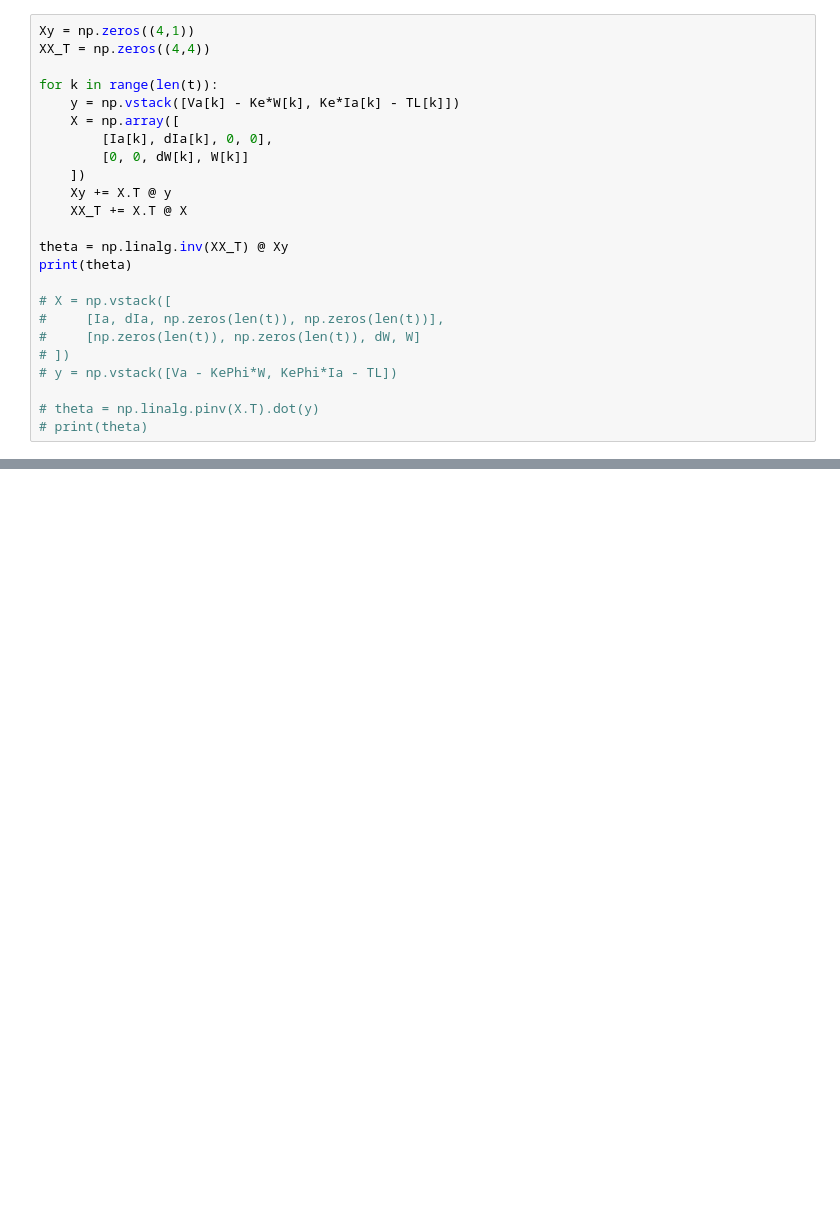
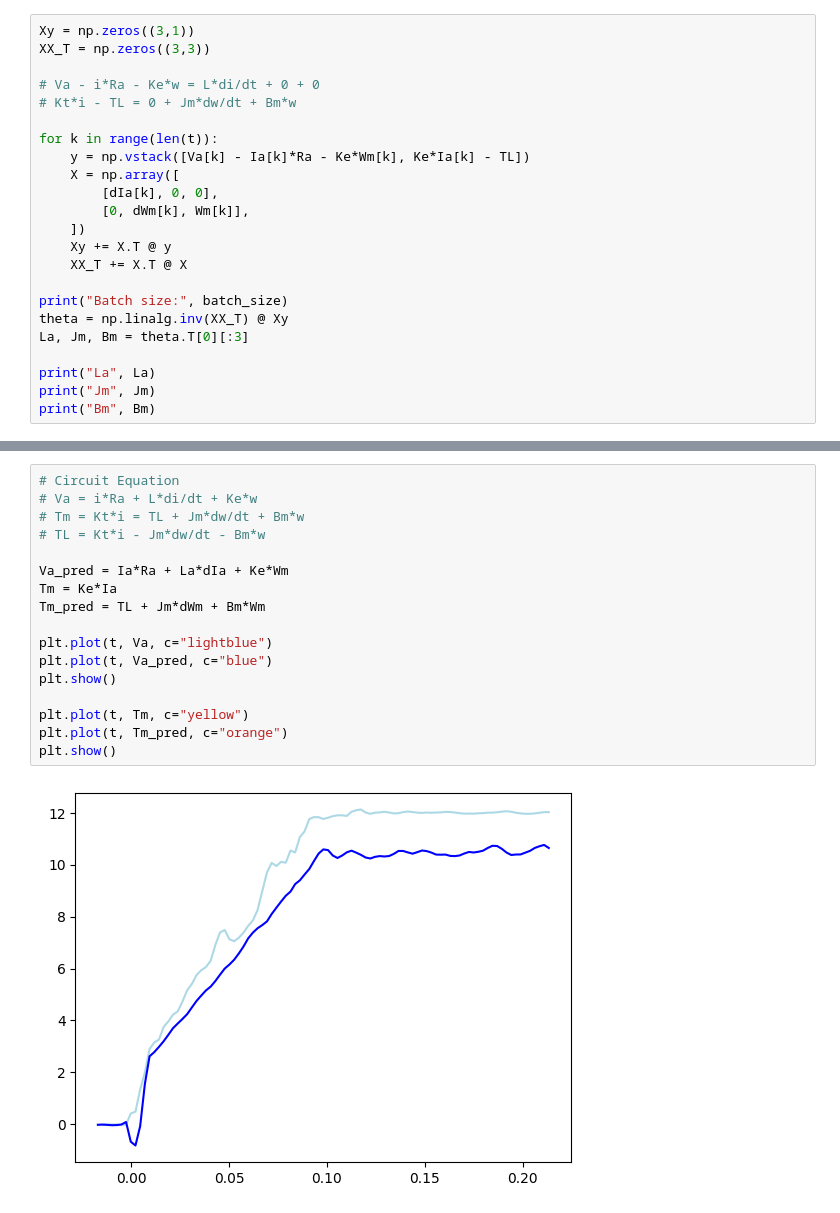
Before and after one commit to sackariaslunman/billy-agv, a Jupyter notebook: simulation/dcmotor_regression.ipynb, the cells around one changed output, grey strips where cells are left out. Drawn from its saved outputs; the diff is of its cells as text; blank space fills up the shorter version.

```diff
--- a/simulation/dcmotor_regression.ipynb
+++ b/simulation/dcmotor_regression.ipynb
@@ -25,25 +150,24 @@ df = pd.DataFrame({"t": t, "W": W, "dw": dW, "Va": Va, "Ia": Ia, "dIa": dIa, "TL
 # %%
-Xy = np.zeros((4,1))
-XX_T = np.zeros((4,4))
+Xy = np.zeros((3,1))
+XX_T = np.zeros((3,3))
+
+# Va - i*Ra - Ke*w = L*di/dt + 0 + 0
+# Kt*i - TL = 0 + Jm*dw/dt + Bm*w
 
 for k in range(len(t)):
-    y = np.vstack([Va[k] - Ke*W[k], Ke*Ia[k] - TL[k]])
+    y = np.vstack([Va[k] - Ia[k]*Ra - Ke*Wm[k], Ke*Ia[k] - TL])
     X = np.array([
-        [Ia[k], dIa[k], 0, 0],
-        [0, 0, dW[k], W[k]]
+        [dIa[k], 0, 0],
+        [0, dWm[k], Wm[k]],
     ])
     Xy += X.T @ y
     XX_T += X.T @ X
 
+print("Batch size:", batch_size)
 theta = np.linalg.inv(XX_T) @ Xy
-print(theta)
+La, Jm, Bm = theta.T[0][:3]
 
-# X = np.vstack([
-#     [Ia, dIa, np.zeros(len(t)), np.zeros(len(t))],
-#     [np.zeros(len(t)), np.zeros(len(t)), dW, W]
-# ])
-# y = np.vstack([Va - KePhi*W, KePhi*Ia - TL])
-
-# theta = np.linalg.pinv(X.T).dot(y)
-# print(theta)
+print("La", La)
+print("Jm", Jm)
+print("Bm", Bm)
 # %% [output]
@@ -53,0 +178,19 @@ print(theta)
+# %%
+# Circuit Equation
+# Va = i*Ra + L*di/dt + Ke*w
+# Tm = Kt*i = TL + Jm*dw/dt + Bm*w
+# TL = Kt*i - Jm*dw/dt - Bm*w
+
+Va_pred = Ia*Ra + La*dIa + Ke*Wm
+Tm = Ke*Ia
+Tm_pred = TL + Jm*dWm + Bm*Wm
+
+plt.plot(t, Va, c="lightblue")
+plt.plot(t, Va_pred, c="blue")
+plt.show()
+
+plt.plot(t, Tm, c="yellow")
+plt.plot(t, Tm_pred, c="orange")
+plt.show()
+# %% [output]
+[figure, added]
```
Also changed, not shown: parts of 8 cells of this notebook, 6 other files.
